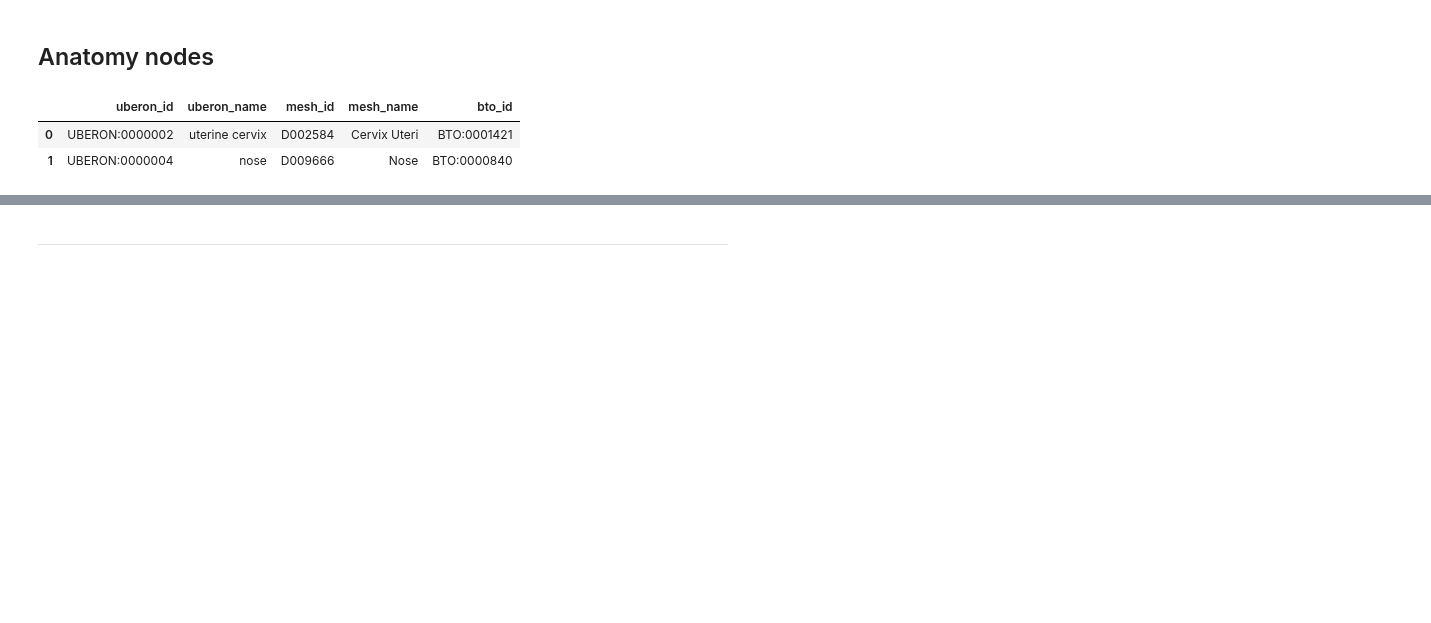
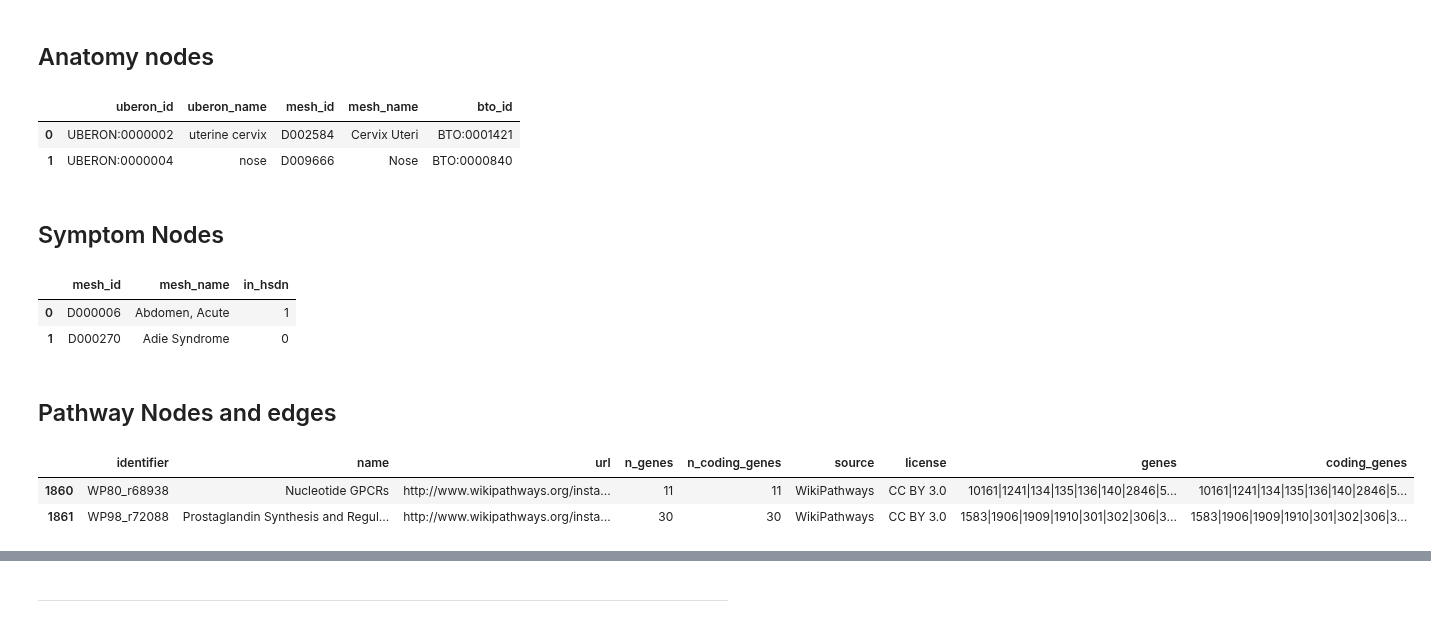
Before and after one commit to veleritas/integrate, a Jupyter notebook: integrate.ipynb, the cells around one changed output, grey strips where cells are left out. Drawn from its saved outputs; the diff is of its cells as text; code cells hidden in the pictures; blank space fills up the shorter version.

```diff
--- a/integrate.ipynb
+++ b/integrate.ipynb
@@ -163,3 +163,14 @@ for i, row in uberon_df.iterrows():
         if pandas.notnull(row[xref]):
             data[xref] = row[xref]
     graph.add_node(kind='Anatomy', identifier=row['uberon_id'], name=row['uberon_name'], data=data)
+# %% [markdown]
+## Symptom Nodes
+# %%
+commit = 'a7036a37302973b15ab949aab4056d9bc062910e'
+url = rawgit('dhimmel', 'mesh', commit, 'data/symptoms.tsv')
+symptom_df = pandas.read_table(url)
+symptom_df.head(2)
+# %% [output]
+|  | mesh_id | mesh_name | in_hsdn |
+| 0 | D000006 | Abdomen, Acute | 1 |
+| 1 | D000270 | Adie Syndrome | 0 |
@@ -165,0 +186,18 @@ for i, row in uberon_df.iterrows():
+# %% [markdown]
+## Pathway Nodes and edges
+# %%
+commit = '1bd2c68853e38297d20f8f885419ff81fc0608a8'
+url = rawgit('dhimmel', 'pathways', commit, 'data/pathways.tsv')
+pathway_df = pandas.read_table(url)
+pathway_df = pathway_df.query("n_coding_genes > 1")
+source_map = {
+    'wikipathways': 'WikiPathways',
+    'reactome': 'Reactome via Pathway Commons',
+    'pid': 'PID via Pathway Commons',
+}
+pathway_df.source = pathway_df.source.map(source_map)
+pathway_df.tail(2)
+# %% [output]
+|  | identifier | name | url | n_genes | n_coding_genes | source | license | genes | coding_genes |
+| 1860 | WP80_r68938 | Nucleotide GPCRs | http://www.wikipathways.org/insta... | 11 | 11 | WikiPathways | CC BY 3.0 | 10161|1241|134|135|136|140|2846|5... | 10161|1241|134|135|136|140|2846|5... |
+| 1861 | WP98_r72088 | Prostaglandin Synthesis and Regul... | http://www.wikipathways.org/insta... | 30 | 30 | WikiPathways | CC BY 3.0 | 1583|1906|1909|1910|301|302|306|3... | 1583|1906|1909|1910|301|302|306|3... |
```
Also changed, not shown: parts of 29 cells of this notebook.
